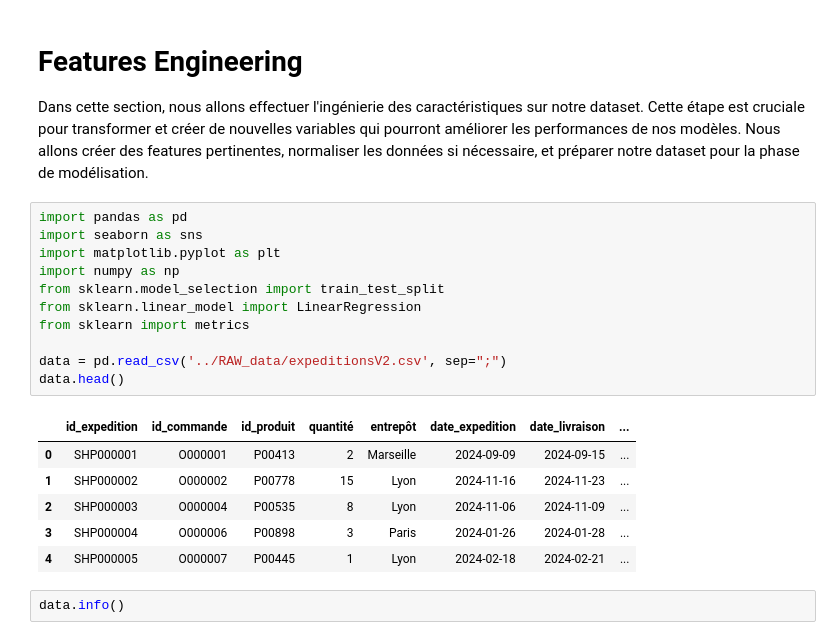
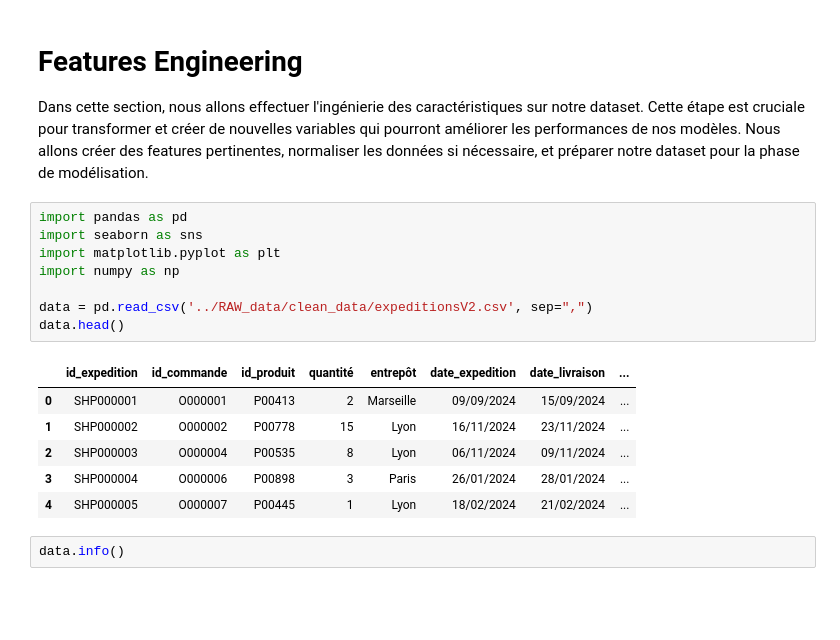
Before and after one commit to YoannAbriel2/ProjectSPE1, a Jupyter notebook: Features/FE_expeditions.ipynb, the cells around one changed output. Cells and saved outputs as stored; diff of their text form; blank space fills up the shorter version.

```diff
--- a/Features/FE_expeditions.ipynb
+++ b/Features/FE_expeditions.ipynb
@@ -5,21 +5,18 @@ Dans cette section, nous allons effectuer l'ingénierie des caractéristiques su
 # %%
 import pandas as pd
 import seaborn as sns
 import matplotlib.pyplot as plt
 import numpy as np
-from sklearn.model_selection import train_test_split
-from sklearn.linear_model import LinearRegression
-from sklearn import metrics
 
-data = pd.read_csv('../RAW_data/expeditionsV2.csv', sep=";")
+data = pd.read_csv('../RAW_data/clean_data/expeditionsV2.csv', sep=",")
 data.head()
 # %% [output]
 |  | id_expedition | id_commande | id_produit | quantité | entrepôt | date_expedition | date_livraison | ... |
-| 0 | SHP000001 | O000001 | P00413 | 2 | Marseille | 2024-09-09 | 2024-09-15 | ... |
-| 1 | SHP000002 | O000002 | P00778 | 15 | Lyon | 2024-11-16 | 2024-11-23 | ... |
-| 2 | SHP000003 | O000004 | P00535 | 8 | Lyon | 2024-11-06 | 2024-11-09 | ... |
-| 3 | SHP000004 | O000006 | P00898 | 3 | Paris | 2024-01-26 | 2024-01-28 | ... |
-| 4 | SHP000005 | O000007 | P00445 | 1 | Lyon | 2024-02-18 | 2024-02-21 | ... |
+| 0 | SHP000001 | O000001 | P00413 | 2 | Marseille | 09/09/2024 | 15/09/2024 | ... |
+| 1 | SHP000002 | O000002 | P00778 | 15 | Lyon | 16/11/2024 | 23/11/2024 | ... |
+| 2 | SHP000003 | O000004 | P00535 | 8 | Lyon | 06/11/2024 | 09/11/2024 | ... |
+| 3 | SHP000004 | O000006 | P00898 | 3 | Paris | 26/01/2024 | 28/01/2024 | ... |
+| 4 | SHP000005 | O000007 | P00445 | 1 | Lyon | 18/02/2024 | 21/02/2024 | ... |
 # %%
 data.info()
 # %% [output]
```
Also changed, not shown: parts of 7 cells of this notebook, 7 other files.
